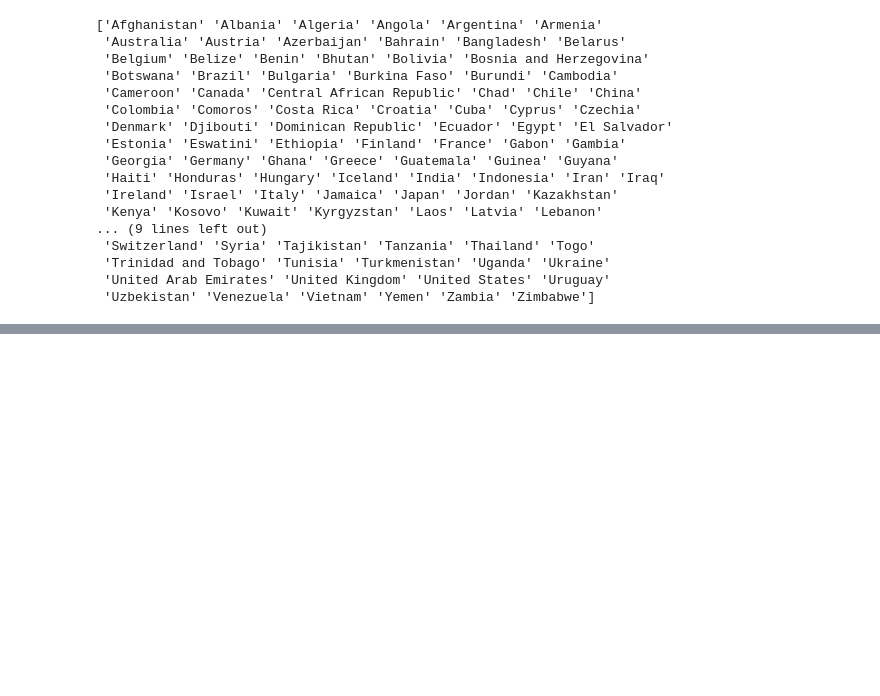
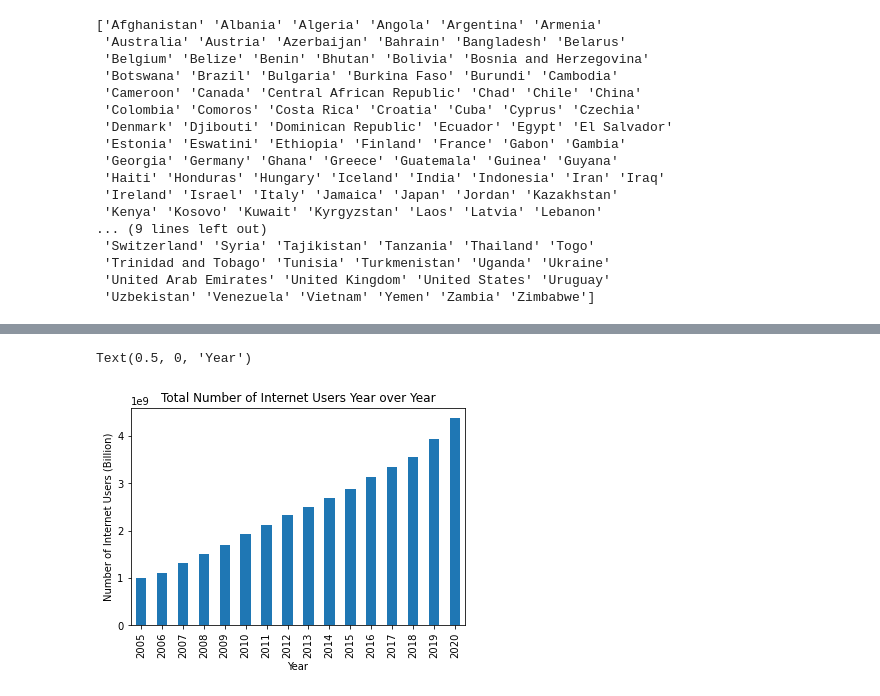
Before and after one commit to ennegineer/WorldHappiness, a Jupyter notebook: data/read_data.ipynb, the cells around one changed output, grey strips where cells are left out. Drawn from its saved outputs; the diff is of its cells as text; code cells hidden in the pictures; blank space fills up the shorter version.

```diff
--- a/data/read_data.ipynb
+++ b/data/read_data.ipynb
@@ -307,0 +311,9 @@ print(final_happydata['Country Name'].unique())
+# %%
+users_countries = final_usersdata.groupby('Entity')
+users_income = users_byincome.groupby('Entity')
+
+num_users_sum = users_years['No. of Internet Users'].sum()
+# num_users_sum
+
+income_mean_percent = users_income['Internet Users(%)'].mean()
+income_mean_percent
@@ -307,0 +329,7 @@ print(final_happydata['Country Name'].unique())
+# %%
+num_users_sum.plot(kind = 'bar', title = 'Total Number of Internet Users Year over Year')
+plt.ylabel('Number of Internet Users (Billion)')
+plt.xlabel('Year')
+# %% [output]
+Text(0.5, 0, 'Year')
+[figure, added]
```
Also changed, not shown: parts of 20 cells of this notebook.
